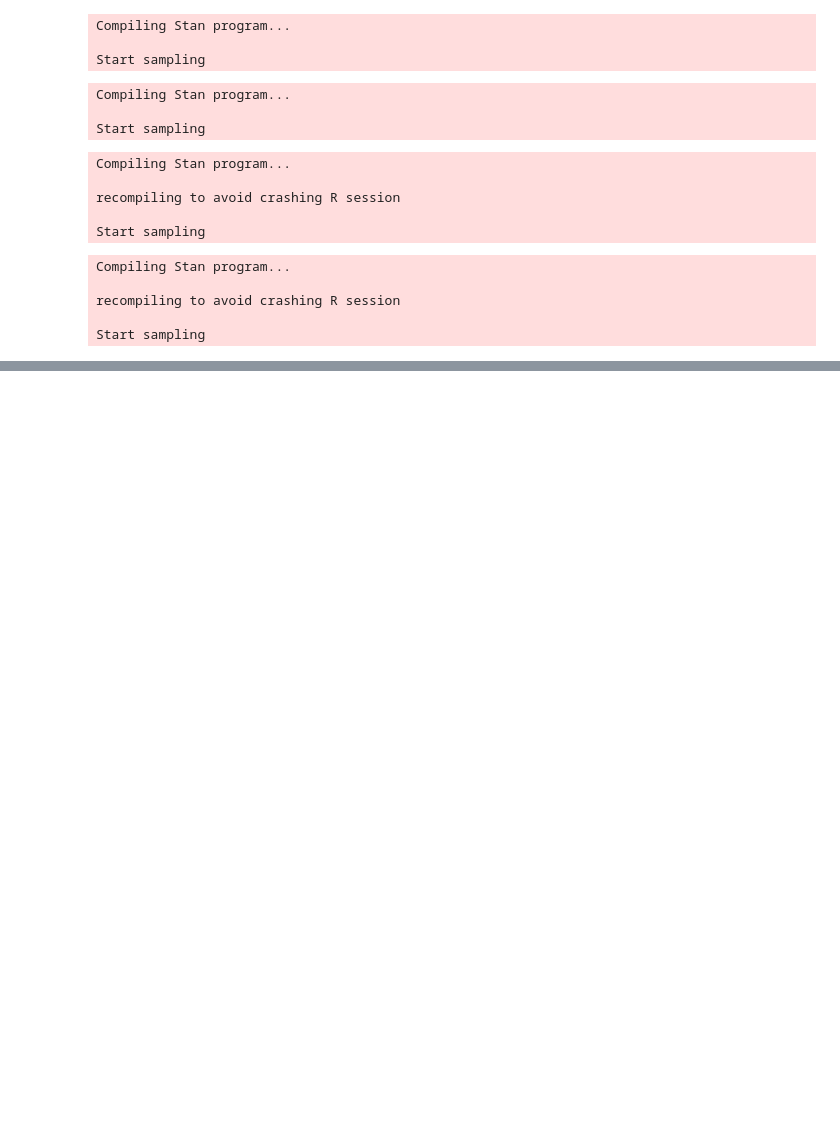
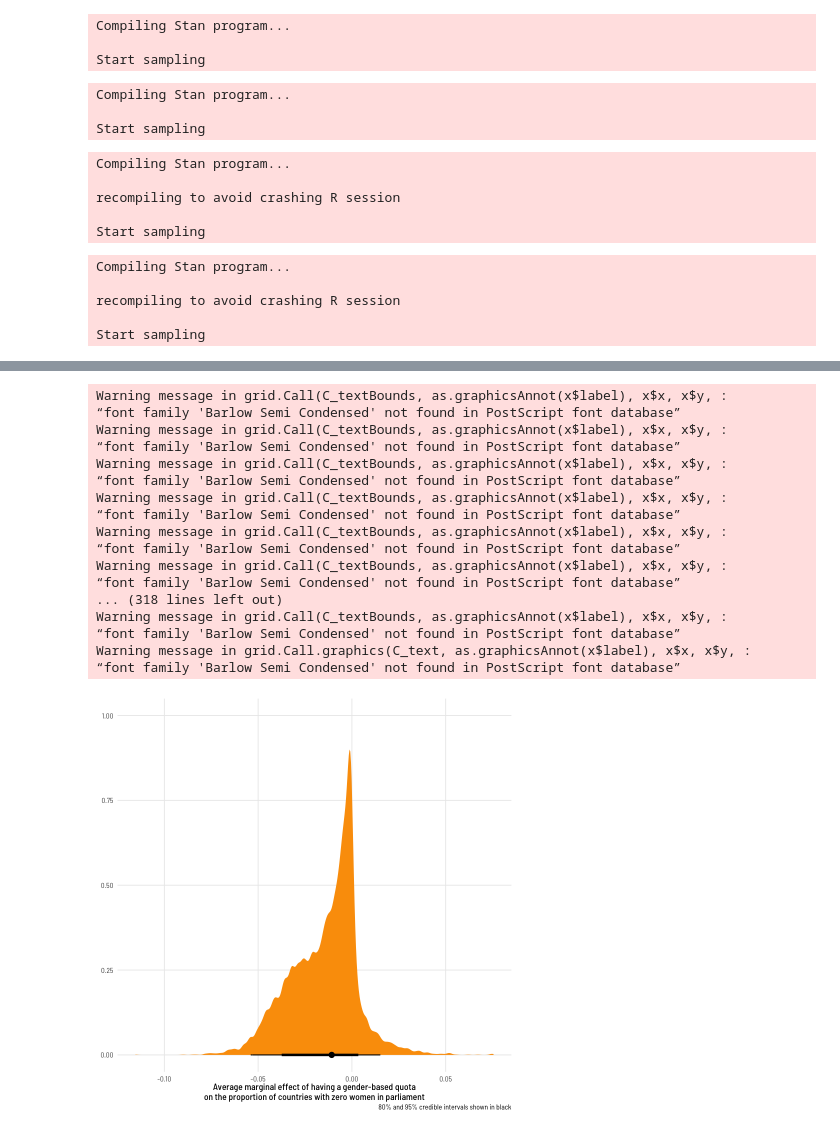
Before and after one commit to mikekestemont/zwerfverzen, a Jupyter notebook: notebooks/04-intertext-brms.ipynb, the cells around one changed output, grey strips where cells are left out. Cells and saved outputs as stored; diff of their text form; code cells hidden in the pictures; blank space fills up the shorter version.

Commit message:
improve zero-inflated model

```diff
--- a/notebooks/04-intertext-brms.ipynb
+++ b/notebooks/04-intertext-brms.ipynb
@@ -163,4 +237,5 @@ Start sampling
 # %%
-covariate
+model_beta_zi <- covariate
+model_beta_zi
 # %% [output]
  Family: zero_inflated_beta
@@ -182,0 +304,28 @@ scale reduction factor on split chains (at convergence, Rhat = 1).
+# %%
+set.seed(1234)  # Make everything reproducible
+
+# Define the goodness-of-fit stats to include in modelsummary()
+gof_stuff <- tribble(
+  ~raw, ~clean, ~fmt,
+  "nobs", "N", 0,
+  "r.squared", "R²", 3
+)
+
+# Custom ggplot theme to make pretty plots
+# Get the font at https://fonts.google.com/specimen/Barlow+Semi+Condensed
+theme_clean <- function() {
+  theme_minimal(base_family = "Barlow Semi Condensed") +
+    theme(panel.grid.minor = element_blank(),
+          plot.title = element_text(family = "BarlowSemiCondensed-Bold"),
+          axis.title = element_text(family = "BarlowSemiCondensed-Medium"),
+          strip.text = element_text(family = "BarlowSemiCondensed-Bold",
+                                    size = rel(1), hjust = 0),
+          strip.background = element_rect(fill = "grey80", color = NA))
+}
+
+# Make labels use Barlow by default
+update_geom_defaults("label_repel", list(family = "Barlow Semi Condensed"))
+# %%
+pred_beta_zi <- model_beta_zi %>%
+  epred_draws(newdata = expand_grid(genre = c(FALSE, TRUE), author = c(FALSE, TRUE)),
+              dpar = "zi")
@@ -182,0 +355,32 @@ scale reduction factor on split chains (at convergence, Rhat = 1).
+# %%
+mfx_quota_zi <- pred_beta_zi %>%
+  ungroup() %>%
+  select(-.row, -.epred, -.chain, -.iteration) %>%
+  pivot_wider(names_from = "genre", values_from = "zi") %>%
+  mutate(zi_quota_effect = `TRUE` - `FALSE`)
+
+ggplot(mfx_quota_zi, aes(x = zi_quota_effect)) +
+  stat_halfeye(.width = c(0.8, 0.95), point_interval = "median_hdi",
+               fill = "#fb9e07") +
+  labs(x = "Average marginal effect of having a gender-based quota\non the proportion of countries with zero women in parliament",
+       y = NULL, caption = "80% and 95% credible intervals shown in black") +
+  theme_clean()
+# %% [output]
+Warning message in grid.Call(C_textBounds, as.graphicsAnnot(x$label), x$x, x$y, :
+“font family 'Barlow Semi Condensed' not found in PostScript font database”
+Warning message in grid.Call(C_textBounds, as.graphicsAnnot(x$label), x$x, x$y, :
+“font family 'Barlow Semi Condensed' not found in PostScript font database”
+Warning message in grid.Call(C_textBounds, as.graphicsAnnot(x$label), x$x, x$y, :
+“font family 'Barlow Semi Condensed' not found in PostScript font database”
+Warning message in grid.Call(C_textBounds, as.graphicsAnnot(x$label), x$x, x$y, :
+“font family 'Barlow Semi Condensed' not found in PostScript font database”
+Warning message in grid.Call(C_textBounds, as.graphicsAnnot(x$label), x$x, x$y, :
+“font family 'Barlow Semi Condensed' not found in PostScript font database”
+Warning message in grid.Call(C_textBounds, as.graphicsAnnot(x$label), x$x, x$y, :
+“font family 'Barlow Semi Condensed' not found in PostScript font database”
+... (318 lines left out)
+Warning message in grid.Call(C_textBounds, as.graphicsAnnot(x$label), x$x, x$y, :
+“font family 'Barlow Semi Condensed' not found in PostScript font database”
+Warning message in grid.Call.graphics(C_text, as.graphicsAnnot(x$label), x$x, x$y, :
+“font family 'Barlow Semi Condensed' not found in PostScript font database”
+[figure, added]
```
Also changed, not shown: parts of 39 cells of this notebook.
